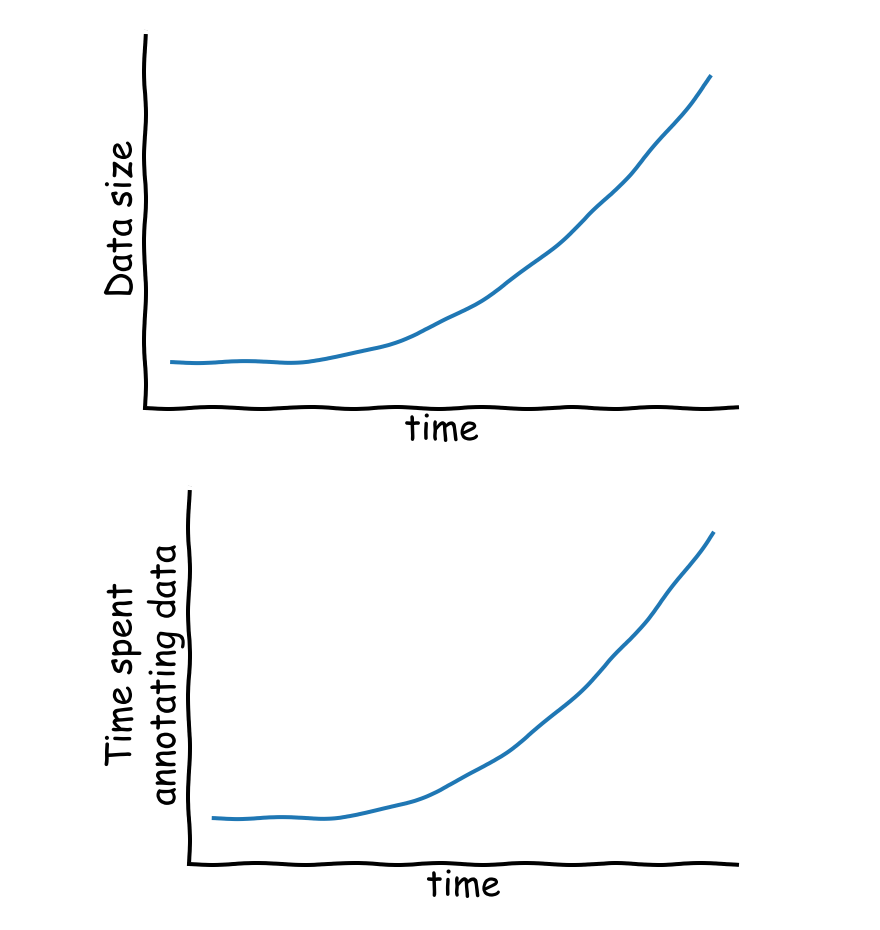
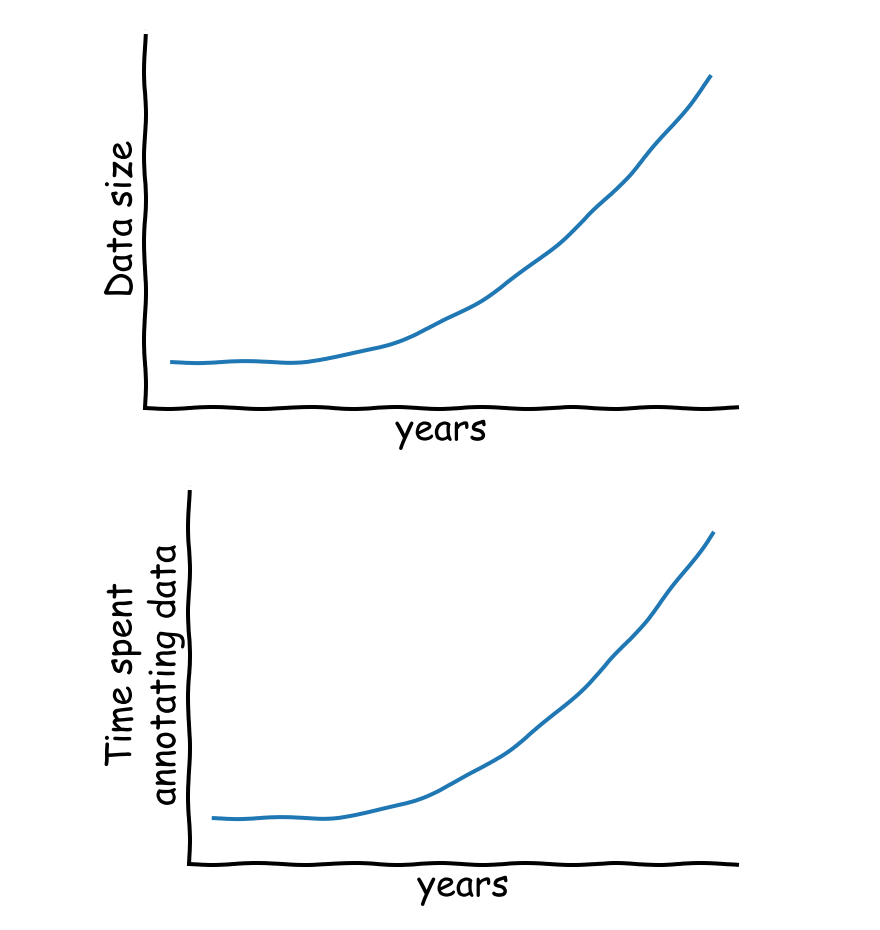
Before and after one commit to callinSwitzer/GarbageCollector, a Jupyter notebook: xkcdPlot.ipynb, the cells around one changed output. Saved outputs shown, nothing was run; the diff lists cells and outputs as text; code cells hidden in the pictures.

```diff
--- a/xkcdPlot.ipynb
+++ b/xkcdPlot.ipynb
@@ -4,35 +4,35 @@ import numpy as np
 # %%
 plt.xkcd()
 plt.rcParams.update({'font.size': 36, 'axes.linewidth': 4})
 
 fig = plt.figure(figsize = (10,7))
 ax = fig.add_subplot(1, 1, 1)
 ax.spines['right'].set_color('none')
 ax.spines['top'].set_color('none')
 
 plt.xticks([])
 plt.yticks([])
 
 data = np.ones(100)
 data[20:] += np.arange(80)**2
 ax.set_ylim([-1000, np.max(data) + 1000])
 
 
 # plt.annotate(
 #     'THE DAY I REALIZED\nI WOULN\'T FINISH \nMY PHD AT THIS RATE',
 #     xy=(50, 9.620e+02), arrowprops=dict(arrowstyle='->', linewidth = 4), xytext=(2, 3000),
 # )
 
 plt.plot(data, linewidth= 4)
 
 
-plt.xlabel('time')
+plt.xlabel('years')
 plt.ylabel('Data size')
 
 plt.tight_layout()
 plt.savefig(r"D:\Dropbox\CallinStuff\MSDSE_2018_ParkCity\dataSizeplot.svg")
 # %% [output]
-[figure, old version]
+[figure, new version]
 # %%
 plt.xkcd()
 plt.rcParams.update({'font.size': 36, 'axes.linewidth': 4})
@@ -58,10 +58,10 @@ ax.set_ylim([-1000, np.max(data) + 1000])
 plt.plot(data, linewidth= 4)
 
 
-plt.xlabel('time')
+plt.xlabel('years')
 plt.ylabel('Time spent\nannotating data')
 
 plt.tight_layout()
 plt.savefig(r"D:\Dropbox\CallinStuff\MSDSE_2018_ParkCity\dataSizeplot_time.svg")
 # %% [output]
-[figure, old version]
+[figure, new version]
```
